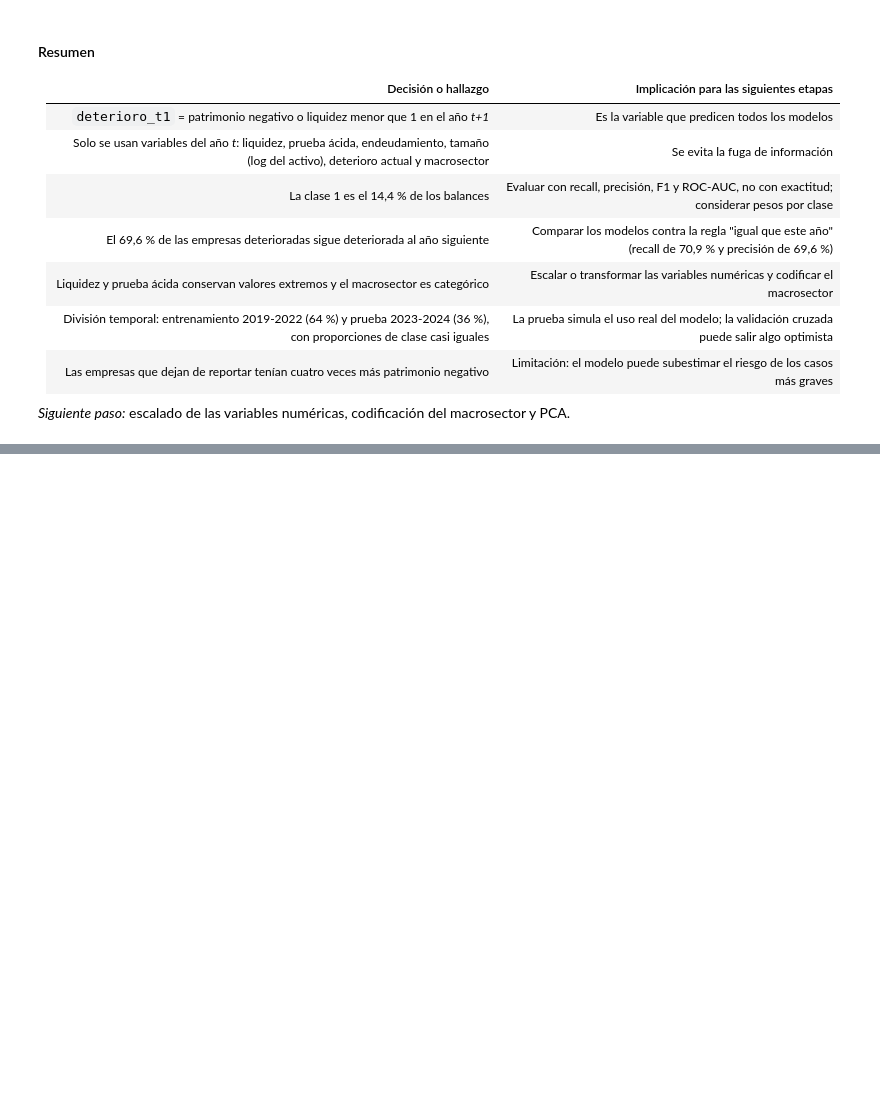
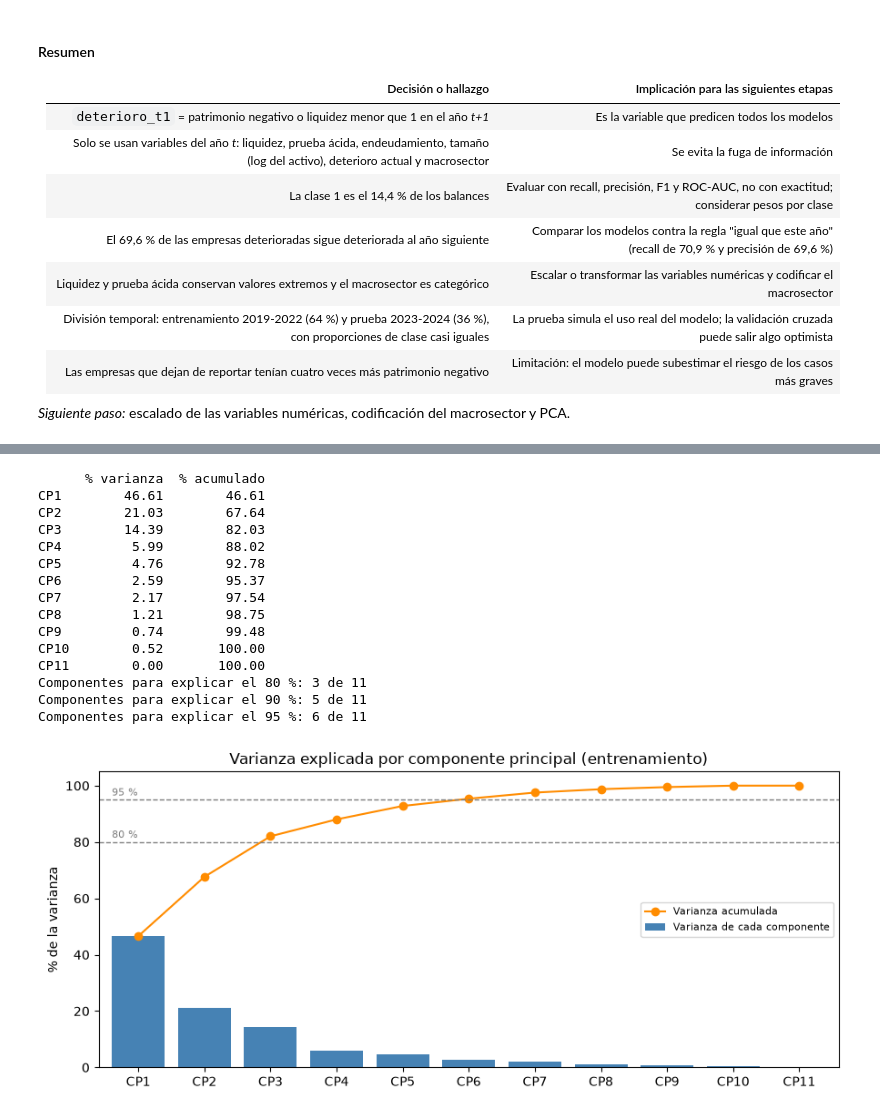
Before and after one commit to JulianHZ711/Final-AnalisisDatos, a Jupyter notebook: notebooks/proyecto_integrador.ipynb, the cells around one changed output, grey strips where cells are left out. Drawn from its saved outputs; the diff is of its cells as text; code cells hidden in the pictures; blank space fills up the shorter version.

```diff
--- a/notebooks/proyecto_integrador.ipynb
+++ b/notebooks/proyecto_integrador.ipynb
@@ -3251,0 +3485,46 @@ Guardado: data/processed/dataset_modelado.csv (62,540 filas, 10 columnas)
+# %%
+pca = PCA(random_state=42).fit(Z_train)
+
+varianza = pd.DataFrame({
+    "% varianza": pca.explained_variance_ratio_ * 100,
+    "% acumulado": np.cumsum(pca.explained_variance_ratio_) * 100,
+}, index=[f"CP{i}" for i in range(1, pca.n_components_ + 1)])
+with pd.option_context("display.float_format", "{:,.2f}".format):
+    print(varianza)
+
+for umbral in (80, 90, 95):
+    n = int((varianza["% acumulado"] >= umbral).argmax()) + 1
+    print(f"Componentes para explicar el {umbral} %: {n} de {pca.n_components_}")
+
+fig, eje = plt.subplots(figsize=(9, 4))
+posiciones = np.arange(1, pca.n_components_ + 1)
+eje.bar(posiciones, varianza["% varianza"], color="steelblue", label="Varianza de cada componente")
+eje.plot(posiciones, varianza["% acumulado"], color="darkorange", marker="o", label="Varianza acumulada")
+for umbral in (80, 95):
+    eje.axhline(umbral, color="gray", linestyle="--", linewidth=1)
+    eje.text(0.6, umbral + 1.5, f"{umbral} %", fontsize=8, color="gray")
+eje.set_xticks(posiciones, varianza.index)
+eje.set_xlim(0.4, pca.n_components_ + 0.6)
+eje.set_ylim(0, 105)
+eje.set_ylabel("% de la varianza")
+eje.set_title("Varianza explicada por componente principal (entrenamiento)")
+eje.legend(fontsize=8, loc="center right")
+plt.tight_layout()
+plt.show()
+# %% [output]
+      % varianza  % acumulado
+CP1        46.61        46.61
+CP2        21.03        67.64
+CP3        14.39        82.03
+CP4         5.99        88.02
+CP5         4.76        92.78
+CP6         2.59        95.37
+CP7         2.17        97.54
+CP8         1.21        98.75
+CP9         0.74        99.48
+CP10        0.52       100.00
+CP11        0.00       100.00
+Componentes para explicar el 80 %: 3 de 11
+Componentes para explicar el 90 %: 5 de 11
+Componentes para explicar el 95 %: 6 de 11
+[figure, added]
```
Also changed, not shown: parts of 17 cells of this notebook.
